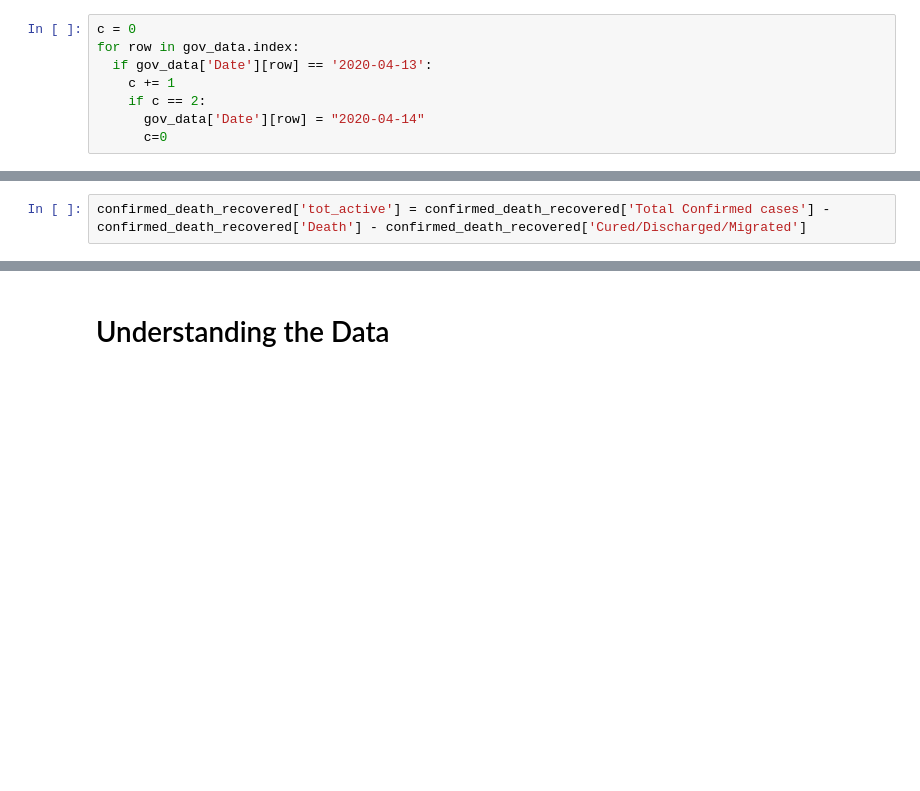
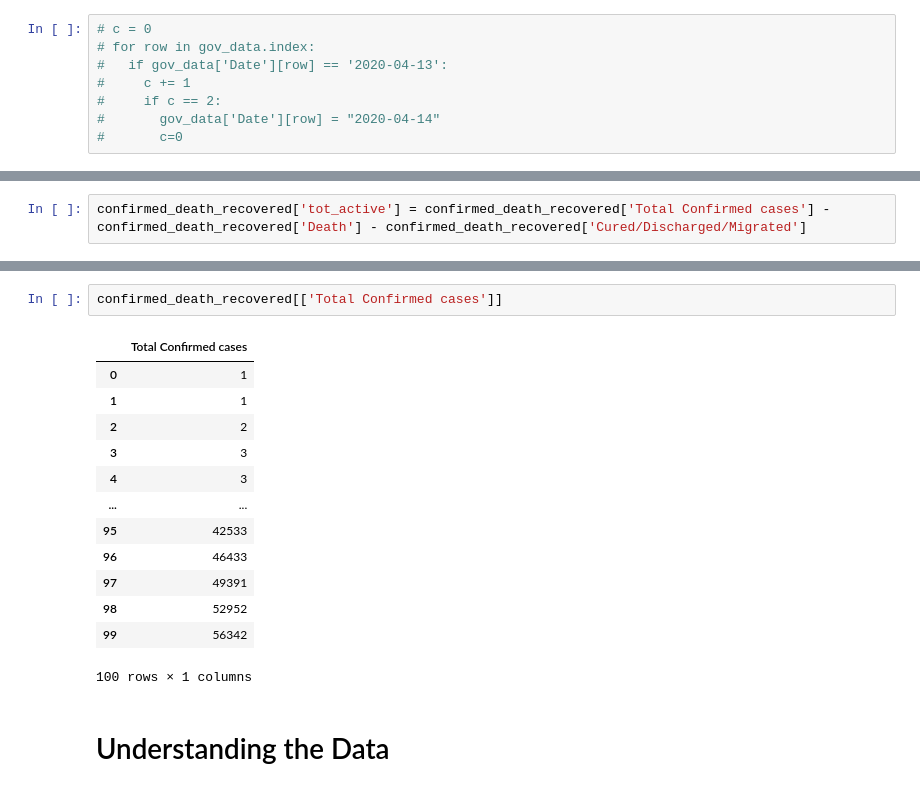
Before and after one commit to Covid-Analytics-India/covid19-analysis, a Jupyter notebook: SarthakTesting.ipynb, the cells around one changed output, grey strips where cells are left out. Cells and saved outputs as stored; diff of their text form; blank space fills up the shorter version.

```diff
--- a/SarthakTesting.ipynb
+++ b/SarthakTesting.ipynb
@@ -216,13 +247,13 @@ gov_data = Insert_row_(row_number, gov_data, row_value)
 # %% [output]
 ValueError: ignored
 # %%
-c = 0
-for row in gov_data.index:
-  if gov_data['Date'][row] == '2020-04-13':
-    c += 1
-    if c == 2:
-      gov_data['Date'][row] = "2020-04-14"
-      c=0
+# c = 0
+# for row in gov_data.index:
+#   if gov_data['Date'][row] == '2020-04-13':
+#     c += 1
+#     if c == 2:
+#       gov_data['Date'][row] = "2020-04-14"
+#       c=0
 # %%
 # for govt data
 gov_data['Date'] = pd.to_datetime(gov_data['Date'],dayfirst=True)
@@ -249,3 +294,19 @@ confirmed_death_recovered[['tot_active']]
+# %%
+confirmed_death_recovered[['Total Confirmed cases']]
+# %% [output]
+|  | Total Confirmed cases |
+| 0 | 1 |
+| 1 | 1 |
+| 2 | 2 |
+| 3 | 3 |
+| 4 | 3 |
+| ... | ... |
+| 95 | 42533 |
+| 96 | 46433 |
+| 97 | 49391 |
+| 98 | 52952 |
+| 99 | 56342 |
+100 rows × 1 columns
 # %% [markdown]
 # Understanding the Data
 # %%
```
Also changed, not shown: parts of 8 cells of this notebook.
